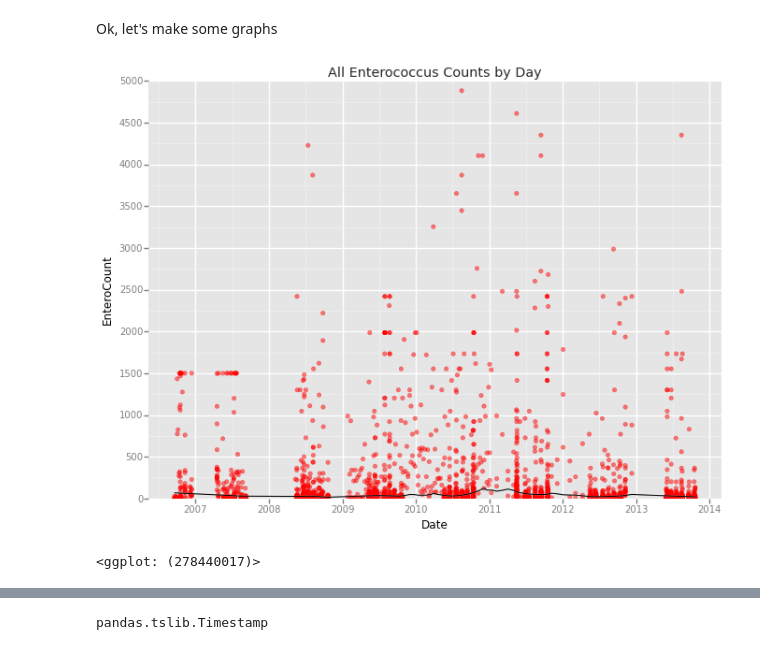
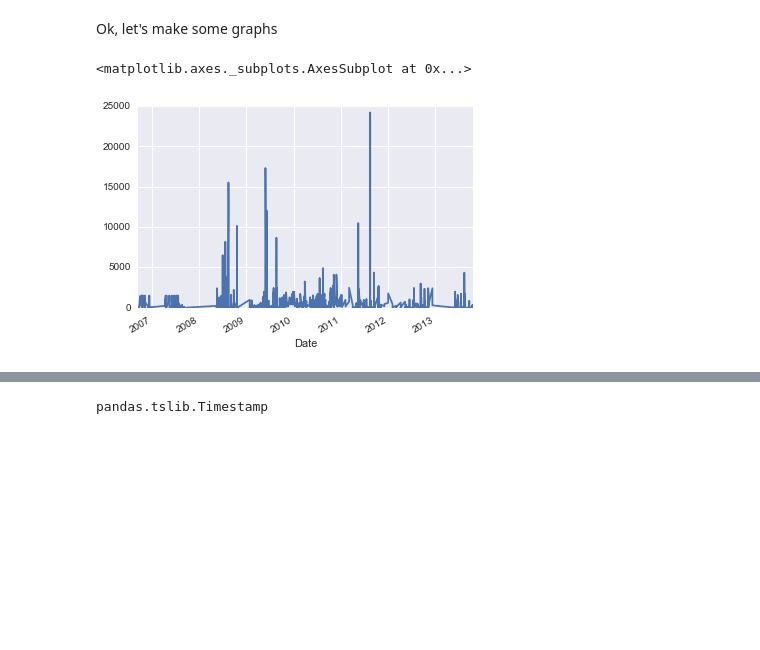
Before and after one commit to jlaurito/CUNY_IS608, a Jupyter notebook: lecture4/Hudson_River.ipynb, the cells around one changed output, grey strips where cells are left out. Saved outputs shown, nothing was run; the diff lists cells and outputs as text; code cells hidden in the pictures; blank space fills up the shorter version.

```diff
--- a/lecture4/Hudson_River.ipynb
+++ b/lecture4/Hudson_River.ipynb
@@ -56,11 +57,12 @@ river_entero.describe()
 | max | 24196.000000 | 8.500000 | 187.000000 |
 # %% [markdown]
 Ok, let's make some graphs
-# %%
-ggplot(river_entero, aes(x='Date', y='EnteroCount')) + \
-geom_point(alpha=.5, color='red') + stat_smooth(span=.15, color='black', se=True) + \
-ggtitle('All Enterococcus Counts by Day') + ylim(0, 5000)
-# %% [output]
-[figure, removed]
-<ggplot: (278440017)>
+# %%
+ts = river_entero['EnteroCount']
+ts.index= river_entero['Date']
+
+ts.plot()
+# %% [output]
+<matplotlib.axes._subplots.AxesSubplot at 0x...>
+[figure, added]
 # %% [markdown]
```
Also changed, not shown: parts of 5 cells of this notebook, 11 other files.
